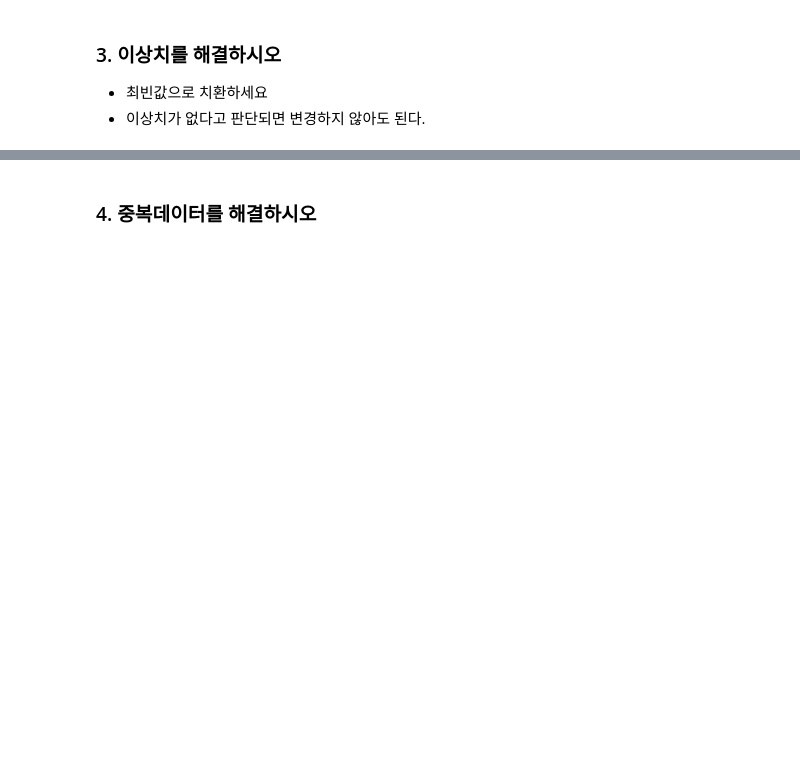
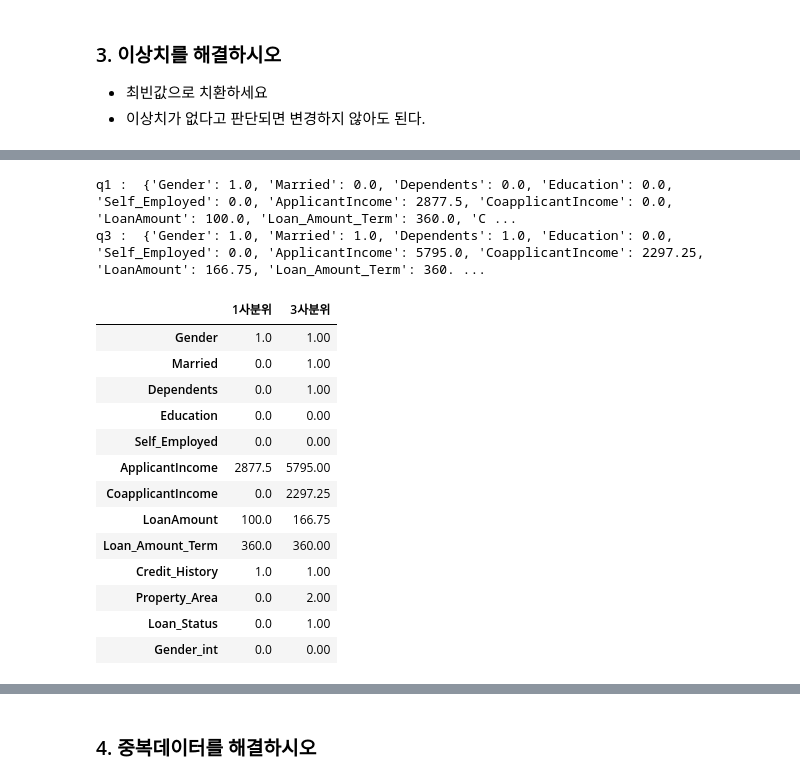
Before and after one commit to MaengJuyoung/kgitbank-MachineLearning, a Jupyter notebook: 2.데이터 클린징/Quiz06-loan(대출).ipynb, the cells around one changed output, grey strips where cells are left out. Saved outputs shown, nothing was run; the diff lists cells and outputs as text; code cells hidden in the pictures; blank space fills up the shorter version.

```diff
--- a/2.데이터 클린징/Quiz06-loan(대출).ipynb
+++ b/2.데이터 클린징/Quiz06-loan(대출).ipynb
@@ -368,4 +408,36 @@ df[['Gender', 'Gender_int']]
 # %%
 # 1사분위와 3사분위의 값을 각각 구해 딕셔너리에 저장 후 출력
+# %%
+# 아이디는 이상치 값을 따로 구할 필요가 없다.
+q1 = {}
+q3 = {}
+
+for key in df.columns:
+    if key != 'Loan_ID':
+        q1[key] = df[key].describe().loc['25%'] # 1사분위
+        q3[key] = df[key].describe().loc['75%'] # 3사분위
+print("q1 : ",q1)
+print("q3 : ",q3)
+
+# 위의 내용을 한 눈에 보기 위해 데이터 프레임으로 만들기
+df_test = pd.DataFrame([q1, q3], index=['1사분위', '3사분위'])
+df_test.T
+# %% [output]
+q1 :  {'Gender': 1.0, 'Married': 0.0, 'Dependents': 0.0, 'Education': 0.0, 'Self_Employed': 0.0, 'ApplicantIncome': 2877.5, 'CoapplicantIncome': 0.0, 'LoanAmount': 100.0, 'Loan_Amount_Term': 360.0, 'C ...
+q3 :  {'Gender': 1.0, 'Married': 1.0, 'Dependents': 1.0, 'Education': 0.0, 'Self_Employed': 0.0, 'ApplicantIncome': 5795.0, 'CoapplicantIncome': 2297.25, 'LoanAmount': 166.75, 'Loan_Amount_Term': 360. ...
+|  | 1사분위 | 3사분위 |
+| Gender | 1.0 | 1.00 |
+| Married | 0.0 | 1.00 |
+| Dependents | 0.0 | 1.00 |
+| Education | 0.0 | 0.00 |
+| Self_Employed | 0.0 | 0.00 |
+| ApplicantIncome | 2877.5 | 5795.00 |
+| CoapplicantIncome | 0.0 | 2297.25 |
+| LoanAmount | 100.0 | 166.75 |
+| Loan_Amount_Term | 360.0 | 360.00 |
+| Credit_History | 1.0 | 1.00 |
+| Property_Area | 0.0 | 2.00 |
+| Loan_Status | 0.0 | 1.00 |
+| Gender_int | 0.0 | 0.00 |
 # %%
 # 아이디를 제외한 값들의 boxplot 확인
```
Also changed, not shown: parts of 7 cells of this notebook, 3 other files.
